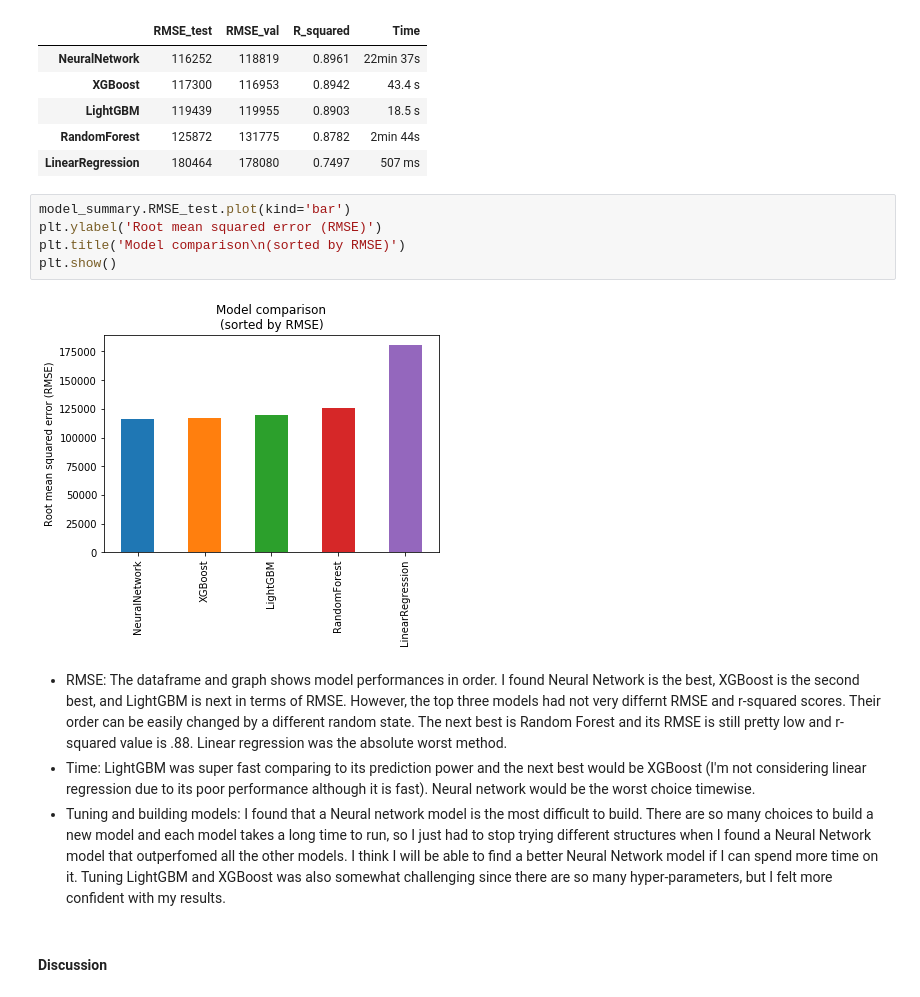
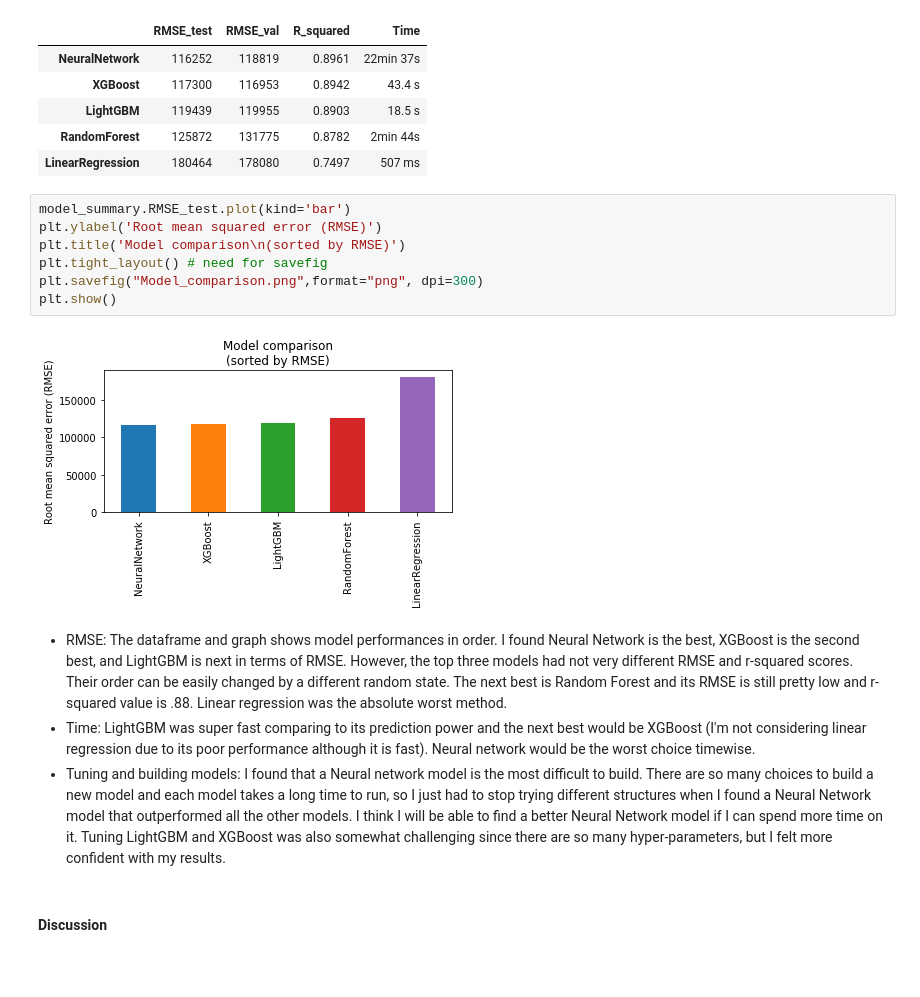
Before and after one commit to math470/Springboard_Capstone_Project_1, a Jupyter notebook: King County House Price Machine Learning.ipynb, the cells around one changed output. Drawn from its saved outputs; the diff is of its cells as text; blank space fills up the shorter version.

```diff
--- a/King County House Price Machine Learning.ipynb
+++ b/King County House Price Machine Learning.ipynb
@@ -1161,14 +1165,16 @@ model_summary
 # %%
 model_summary.RMSE_test.plot(kind='bar')
 plt.ylabel('Root mean squared error (RMSE)')
 plt.title('Model comparison\n(sorted by RMSE)')
+plt.tight_layout() # need for savefig
+plt.savefig("Model_comparison.png",format="png", dpi=300)
 plt.show()
 # %% [output]
-[figure, old version]
+[figure, new version]
 # %% [markdown]
-- RMSE: The dataframe and graph shows model performances in order. I found Neural Network is the best, XGBoost is the second best, and LightGBM is next in terms of RMSE. However, the top three models had not very differnt RMSE and r-squared scores. Their order can be easily changed by a different random state. The next best is Random Forest and its RMSE is still pretty low and r-squared value is .88. Linear regression was the absolute worst method.
+- RMSE: The dataframe and graph shows model performances in order. I found Neural Network is the best, XGBoost is the second best, and LightGBM is next in terms of RMSE. However, the top three models had not very different RMSE and r-squared scores. Their order can be easily changed by a different random state. The next best is Random Forest and its RMSE is still pretty low and r-squared value is .88. Linear regression was the absolute worst method.
 - Time: LightGBM was super fast comparing to its prediction power and the next best would be XGBoost (I'm not considering linear regression due to its poor performance although it is fast). Neural network would be the worst choice timewise.
-- Tuning and building models: I found that a Neural network model is the most difficult to build. There are so many choices to build a new model and each model takes a long time to run, so I just had to stop trying different structures when I found a Neural Network model that outperfomed all the other models. I think I will be able to find a better Neural Network model if I can spend more time on it. Tuning LightGBM and XGBoost was also somewhat challenging since there are so many hyper-parameters, but I felt more confident with my results.
+- Tuning and building models: I found that a Neural network model is the most difficult to build. There are so many choices to build a new model and each model takes a long time to run, so I just had to stop trying different structures when I found a Neural Network model that outperformed all the other models. I think I will be able to find a better Neural Network model if I can spend more time on it. Tuning LightGBM and XGBoost was also somewhat challenging since there are so many hyper-parameters, but I felt more confident with my results.
 # %% [markdown]
 #### Discussion
 # %% [markdown]
```
Also changed, not shown: parts of 4 cells of this notebook.
